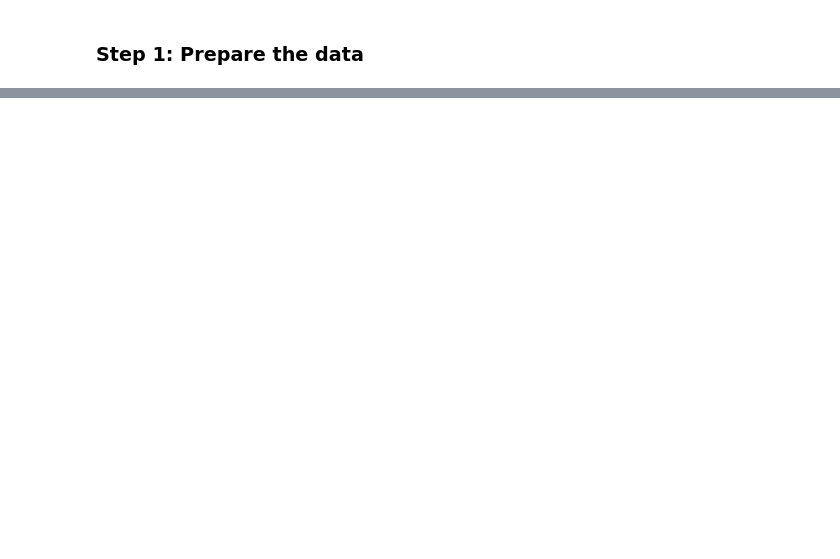
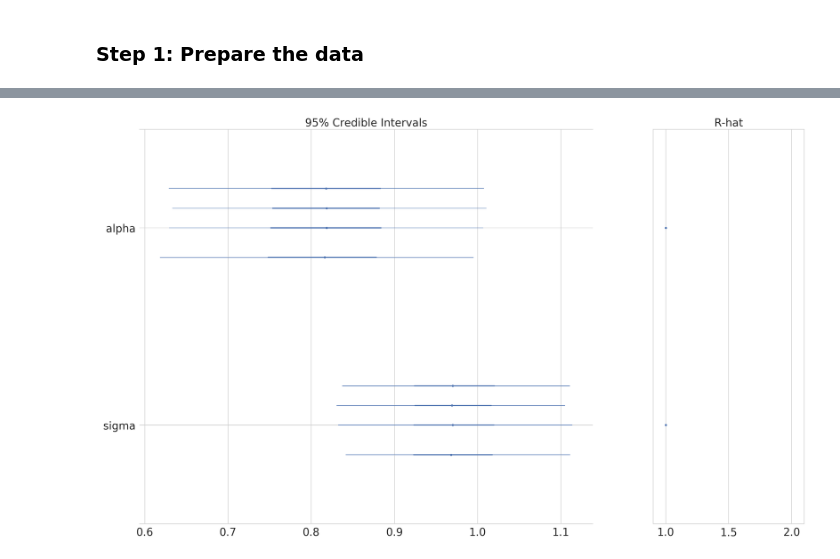
Before and after one commit to Emaasit/modeling, a Jupyter notebook: notebooks/03-usb.ipynb, the cells around one changed output, grey strips where cells are left out. Drawn from its saved outputs; the diff is of its cells as text; code cells hidden in the pictures; blank space fills up the shorter version.

```diff
--- a/notebooks/03-usb.ipynb
+++ b/notebooks/03-usb.ipynb
@@ -592,0 +245,4 @@ VBox(children=(HBox(children=(Dropdown(description='Select Employee ID', options
+# %%
+pm.forestplot(posterior, varnames = ["alpha", "sigma"]);
+# %% [output]
+[figure, added]
```
Also changed, not shown: parts of 59 cells of this notebook, 2 other files.
